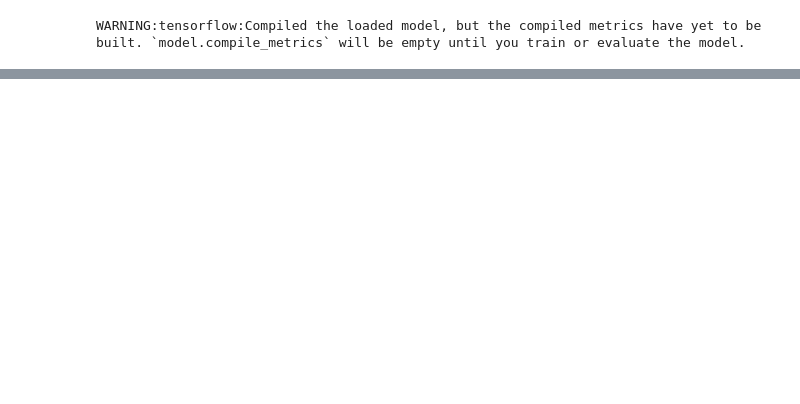
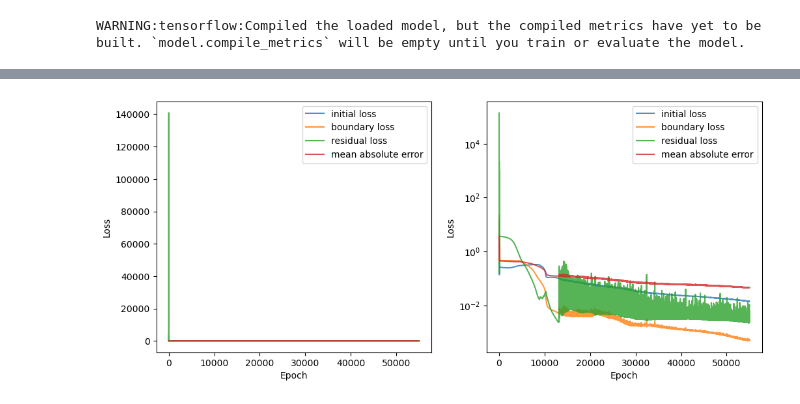
Before and after one commit to nimahsn/pinns_tf2, a Jupyter notebook: reaction_diffusion.ipynb, the cells around one changed output, grey strips where cells are left out. Cells and saved outputs as stored; diff of their text form; code cells hidden in the pictures; blank space fills up the shorter version.

Commit message:
Custom fit function

```diff
--- a/reaction_diffusion.ipynb
+++ b/reaction_diffusion.ipynb
@@ -40,0 +50,3 @@ To enable them in other operations, rebuild TensorFlow with the appropriate comp
+# %%
+inputs = [tx_samples, tx_init, tx_bnd]
+outputs = [u_samples, y_residuals, u_init, u_bnd]
@@ -114,0 +126,12 @@ plot_pointwise_error_mesh(tf.reshape(U, (-1, 1)), tf.reshape(u_pred, [-1, 1]), T
+# %%
+ub = np.max(tx_samples, axis=0)
+lb = np.min(tx_samples, axis=0)
+backbone = create_dense_model([1000, 1000], activation='tanh', initializer='glorot_normal', \
+    n_inputs=2, n_outputs=1)
+reaction_f = ReactionDiffusionPinn.get_fishers_reaction_function(rho)
+model = ReactionDiffusionPinn(backbone, nu, lb, ub, reaction_f)
+lr_scheduler = tf.keras.optimizers.schedules.ExponentialDecay(1e-3, decay_steps=500, decay_rate=0.975)
+optimizer = tf.keras.optimizers.Adam(learning_rate=lr_scheduler)
+model.compile(optimizer=optimizer)
+# %%
+history = model.fit_custom(inputs, outputs, 55000, 2000-1)
@@ -114,0 +161,4 @@ plot_pointwise_error_mesh(tf.reshape(U, (-1, 1)), tf.reshape(u_pred, [-1, 1]), T
+# %%
+plot_training_loss_linlog(history)
+# %% [output]
+[figure, added]
```
Also changed, not shown: parts of 14 cells of this notebook, 2 other files.
